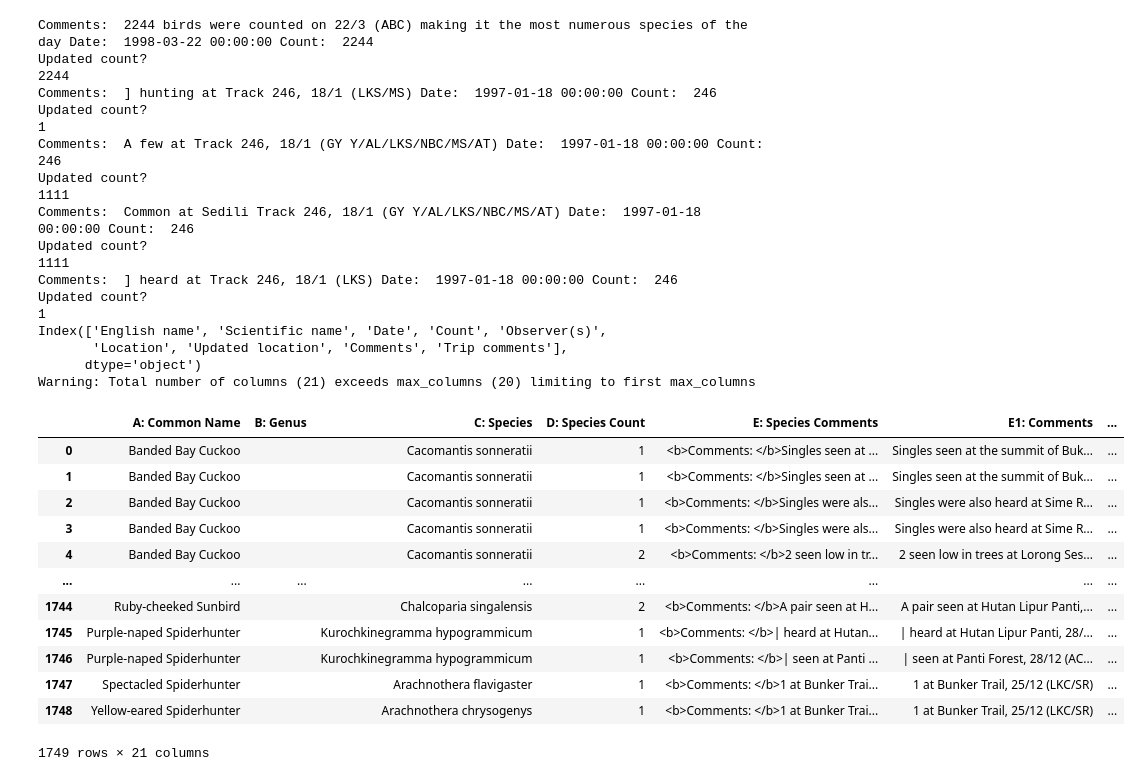
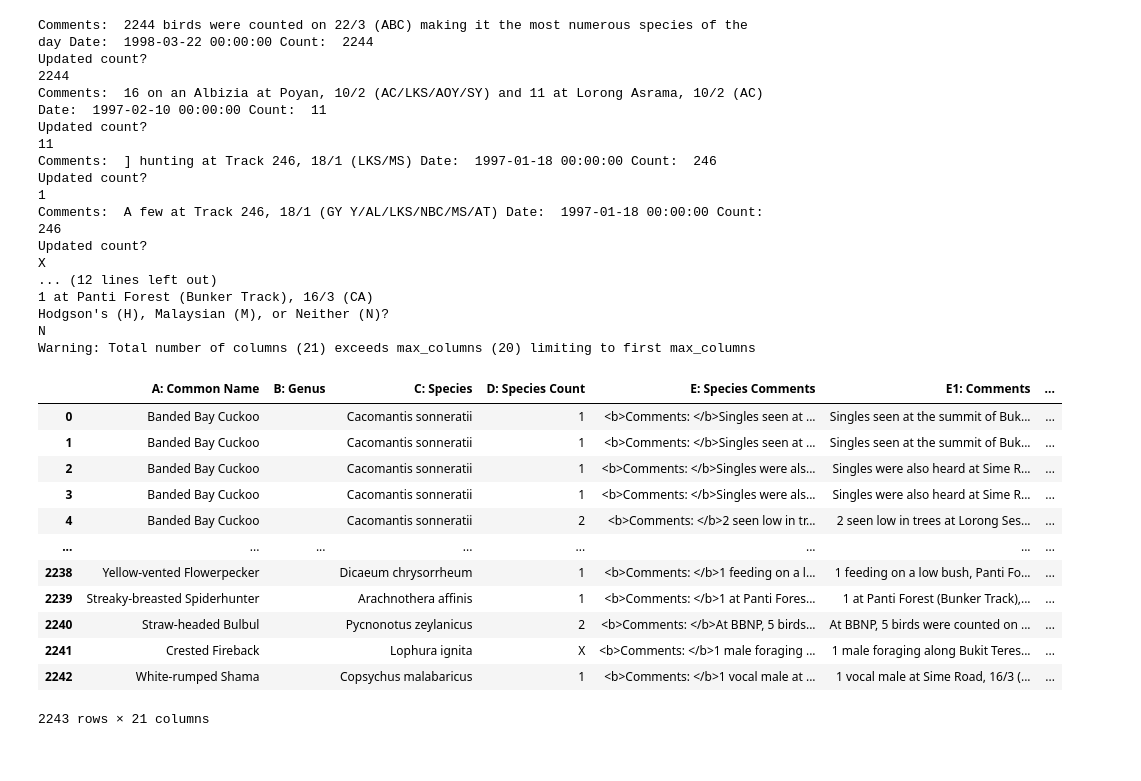
Before and after one commit to raghav-n/singapore-avi-ebird, a Jupyter notebook: scraper.ipynb, the cells around one changed output. Saved outputs shown, nothing was run; the diff lists cells and outputs as text; code cells hidden in the pictures.

```diff
--- a/scraper.ipynb
+++ b/scraper.ipynb
@@ -238,6 +236,8 @@ spdata2 = []
 
 latest = ''
 text = re.sub("Page [0-9]+ SINGAPORE AVIFAUNA", "", text)
+text = re.sub("SINGAPORE AVIFAUNA Page [0-9]+", "", text)
+text = text.replace("SINGAPORE AVIFAUNA", '')
 
 if spdata == {}:
   for t in text.split("\n"):
@@ -447,8 +465,6 @@ np.save("content/cachedpicks.npy", cachedpicks)
 # %%
 ### DATA PT. 2
 from tqdm.notebook import tqdm
-
-print(contribs)
 
 tqdm.pandas()
 
@@ -673,15 +689,15 @@ def process(item):
 
   a = " /// ".join([c for c, b in a])
 
-  if a == '':
-    print(item["English name"] + " was removed.")
-    # print("More details: ")
-    # print(item.Location)
-    # print(item.Comments)
-    # print(str(item.Date).split(' ')[0] + "\n")
-    a = "None"
-
-  item[-1] = a
+  # if a == '':
+  #   print(item["English name"] + " was removed.")
+  #   # print("More details: ")
+  #   # print(item.Location)
+  #   # print(item.Comments)
+  #   # print(str(item.Date).split(' ')[0] + "\n")
+  #   a = "None"
+  if a != '':
+    item[-1] = a
   return item
 
 def trip(i):
@@ -704,7 +720,7 @@ df[cols2].to_csv("content/df (10).csv", index=False)
 df_display.to_csv("content/output.csv", index=False)
 # files.download("content/output.csv")
 
-df1998 = df_display[df_display["Date"].dt.year.isin([1997, 1998])]
+df1998 = df_display[df_display["Date"].dt.year.isin([1997, 1998, 2000])]
 df1998.to_csv("content/output-spec.csv", index=False)
 
 data_table.DataTable(df1998, include_index=False)
@@ -718,12 +750,12 @@ import copy
 def add_info(row,df,enter=False,do_all=True,add='',add_to_lookup=False,country=0,orig=''):
   global hotspot_lookup
   row2 = row.copy(deep=True)
-  if row2["Count"] != 'X' and (int(row2["Count"]) > 1000 or row2["Count"] == "246" ):
+  if row2["Count"] != 'X' and (int(row2["Count"]) > 1000 or row2["Count"] in ["246", 246] or row2["Count"] in ["11", 11]):
     print("Comments: ", row2["Comments"], "Date: ", row2["Date"], "Count: ", row2["Count"])
     try:
-      newc = int(input("Updated count?\n").strip())
+      newc = input("Updated count?\n").strip()
     except:
-      newc = int(input("Updated count?\n").strip())
+      newc = input("Updated count?\n").strip()
     row2["Count"] = newc
   if row2["English name"] == "Hodgson's Hawk-Cuckoo":
     print(row2["Comments"])
@@ -797,7 +829,6 @@ df2005["Country"] = df2005["Count"]
 df2005 = df2005.apply(lambda row: add_info(row, df2005, do_all=False),axis=1)
 hotspot_lookup.to_csv("content/lookup-hotspots.csv")
 
-
 empty = ["" for _ in df2005["English name"]]
 
 country = {
@@ -824,52 +855,50 @@ ebird_upload["K: State/Province"] = ["" for i in df2005["Country"]]  # ASSUMING
 ebird_upload["L: Country"] = [country[i] if i in country.keys() else "SG" for i in df2005["Country"]] # ASSUMING ONLY SG/MALAYSIA
 ebird_upload["M: Protocol"] = ["historical" for i in df2005["Country"]]
 ebird_upload["N: Number of Observers"] = [len(i.split('/')) if i != "sev obs" and i != "SBG" else "" for i in df2005["Observer(s)"] ]
 ebird_upload["O: Duration"] = empty
 ebird_upload["P: All Observations Reported?"] = ['N' for i in df2005["Country"] ]
 ebird_upload["Q: Distance Covered"] = empty
 ebird_upload["R: Area Covered"] = empty
 ebird_upload["S: Checklist Comments"] = df2005["Trip comments"]
 
-df1998["Updated location"] = ebird_upload["F: Location Name"]
-df1998 = df1998[['English name', 'Scientific name', 'Date', 'Count', 'Observer(s)',
+df2005["Updated location"] = ebird_upload["F: Location Name"]
+df2005 = df2005[['English name', 'Scientific name', 'Date', 'Count', 'Observer(s)',
        'Location', 'Updated location', 'Comments', 'Trip comments']]
-df1998.to_csv("content/output-spec.csv", index=False)
+df2005.to_csv("content/output-spec.csv", index=False)
 
 ebird_upload.to_csv("content/upload-spec.csv", index=False)
 data_table.DataTable(ebird_upload, include_index=False)
 # %% [output]
 Comments:  2244 birds were counted on 22/3 (ABC) making it the most numerous species of the day Date:  1998-03-22 00:00:00 Count:  2244
 Updated count?
 2244
+Comments:  16 on an Albizia at Poyan, 10/2 (AC/LKS/AOY/SY) and 11 at Lorong Asrama, 10/2 (AC) Date:  1997-02-10 00:00:00 Count:  11
+Updated count?
+11
 Comments:  ] hunting at Track 246, 18/1 (LKS/MS) Date:  1997-01-18 00:00:00 Count:  246
 Updated count?
 1
 Comments:  A few at Track 246, 18/1 (GY Y/AL/LKS/NBC/MS/AT) Date:  1997-01-18 00:00:00 Count:  246
 Updated count?
-1111
-Comments:  Common at Sedili Track 246, 18/1 (GY Y/AL/LKS/NBC/MS/AT) Date:  1997-01-18 00:00:00 Count:  246
-Updated count?
-1111
-Comments:  ] heard at Track 246, 18/1 (LKS) Date:  1997-01-18 00:00:00 Count:  246
-Updated count?
-1
-Index(['English name', 'Scientific name', 'Date', 'Count', 'Observer(s)',
-       'Location', 'Updated location', 'Comments', 'Trip comments'],
-      dtype='object')
+X
+... (12 lines left out)
+1 at Panti Forest (Bunker Track), 16/3 (CA)
+Hodgson's (H), Malaysian (M), or Neither (N)?
+N
 Warning: Total number of columns (21) exceeds max_columns (20) limiting to first max_columns
 |  | A: Common Name | B: Genus | C: Species | D: Species Count | E: Species Comments | E1: Comments | ... |
 | 0 | Banded Bay Cuckoo |  | Cacomantis sonneratii | 1 | <b>Comments: </b>Singles seen at ... | Singles seen at the summit of Buk... | ... |
 | 1 | Banded Bay Cuckoo |  | Cacomantis sonneratii | 1 | <b>Comments: </b>Singles seen at ... | Singles seen at the summit of Buk... | ... |
 | 2 | Banded Bay Cuckoo |  | Cacomantis sonneratii | 1 | <b>Comments: </b>Singles were als... | Singles were also heard at Sime R... | ... |
 | 3 | Banded Bay Cuckoo |  | Cacomantis sonneratii | 1 | <b>Comments: </b>Singles were als... | Singles were also heard at Sime R... | ... |
 | 4 | Banded Bay Cuckoo |  | Cacomantis sonneratii | 2 | <b>Comments: </b>2 seen low in tr... | 2 seen low in trees at Lorong Ses... | ... |
 | ... | ... | ... | ... | ... | ... | ... | ... |
-| 1744 | Ruby-cheeked Sunbird |  | Chalcoparia singalensis | 2 | <b>Comments: </b>A pair seen at H... | A pair seen at Hutan Lipur Panti,... | ... |
-| 1745 | Purple-naped Spiderhunter |  | Kurochkinegramma hypogrammicum | 1 | <b>Comments: </b>| heard at Hutan... | | heard at Hutan Lipur Panti, 28/... | ... |
-| 1746 | Purple-naped Spiderhunter |  | Kurochkinegramma hypogrammicum | 1 | <b>Comments: </b>| seen at Panti ... | | seen at Panti Forest, 28/12 (AC... | ... |
-| 1747 | Spectacled Spiderhunter |  | Arachnothera flavigaster | 1 | <b>Comments: </b>1 at Bunker Trai... | 1 at Bunker Trail, 25/12 (LKC/SR) | ... |
-| 1748 | Yellow-eared Spiderhunter |  | Arachnothera chrysogenys | 1 | <b>Comments: </b>1 at Bunker Trai... | 1 at Bunker Trail, 25/12 (LKC/SR) | ... |
+| 2238 | Yellow-vented Flowerpecker |  | Dicaeum chrysorrheum | 1 | <b>Comments: </b>1 feeding on a l... | 1 feeding on a low bush, Panti Fo... | ... |
+| 2239 | Streaky-breasted Spiderhunter |  | Arachnothera affinis | 1 | <b>Comments: </b>1 at Panti Fores... | 1 at Panti Forest (Bunker Track),... | ... |
+| 2240 | Straw-headed Bulbul |  | Pycnonotus zeylanicus | 2 | <b>Comments: </b>At BBNP, 5 birds... | At BBNP, 5 birds were counted on ... | ... |
+| 2241 | Crested Fireback |  | Lophura ignita | X | <b>Comments: </b>1 male foraging ... | 1 male foraging along Bukit Teres... | ... |
+| 2242 | White-rumped Shama |  | Copsychus malabaricus | 1 | <b>Comments: </b>1 vocal male at ... | 1 vocal male at Sime Road, 16/3 (... | ... |
-1749 rows × 21 columns
+2243 rows × 21 columns
 # %%
 ### COPY TO DRIVE
 
```
Also changed, not shown: parts of 4 cells of this notebook.
